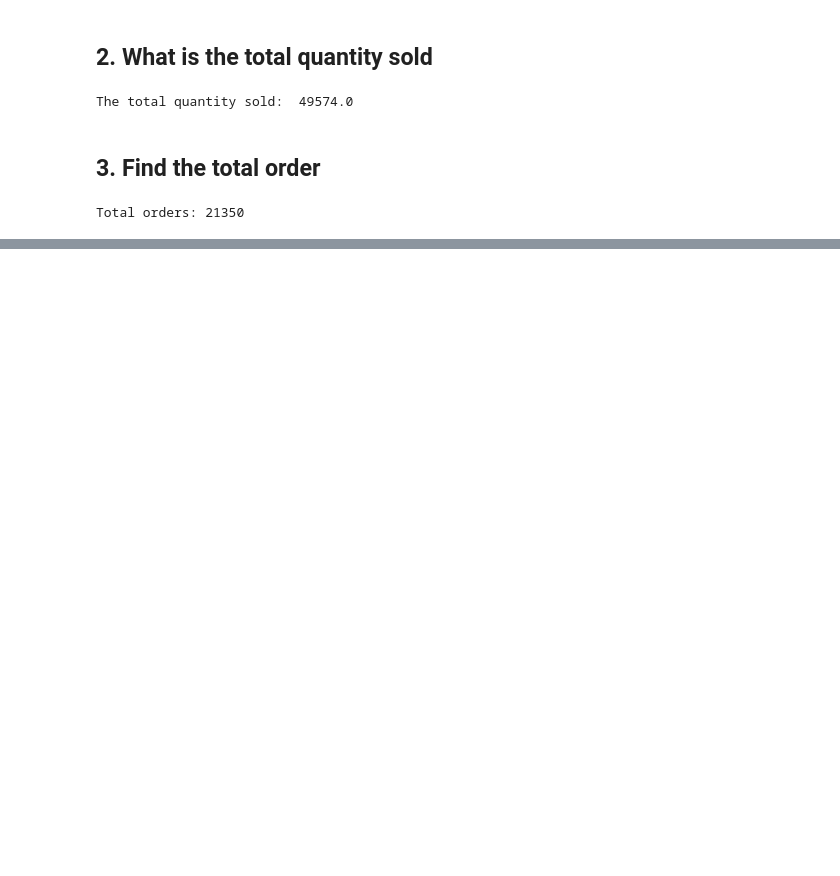
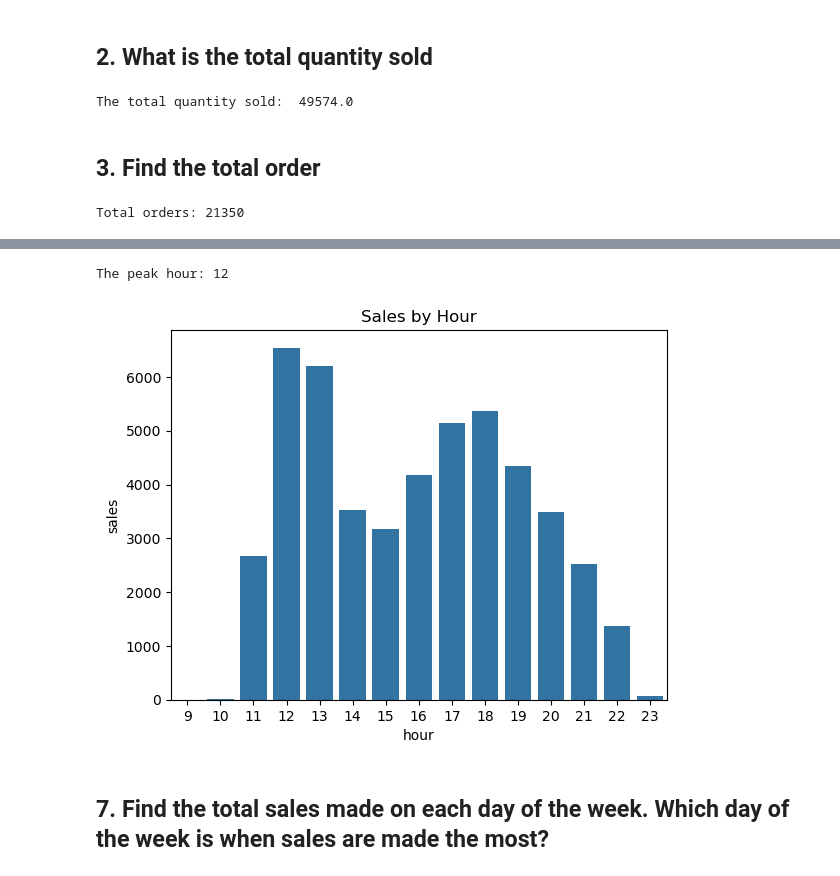
Before and after one commit to Ilumiles/Pizza_Place_Sales, a Jupyter notebook: Pizza_solution.ipynb, the cells around one changed output, grey strips where cells are left out. Cells and saved outputs as stored; diff of their text form; code cells hidden in the pictures; blank space fills up the shorter version.

```diff
--- a/Pizza_solution.ipynb
+++ b/Pizza_solution.ipynb
@@ -196,7 +198,8 @@ df.sample(5)
 ### 1.What is the total revenue/sales?
 # %%
 # the summation and total of price
+df["revenue"] = df["quantity"] * df["price"]
+total_revenue = df["revenue"].sum()
 
-total_revenue = df["price"].sum()
 print("The total reveue/sales is $", total_revenue)
 # %% [output]
@@ -217,0 +246,10 @@ Total orders: 21350
+# %%
+df["hour"] = pd.to_datetime(df["time"], format="%H:%M:%S").dt.hour
+
+hourly_sales = df.groupby("hour").size().reset_index(name="sales")
+
+hourly_sales = hourly_sales.sort_values("sales", ascending=False)
+
+hourly_sales = hourly_sales.reset_index(drop=True)
+
+hourly_sales.head()
@@ -217,0 +263,15 @@ Total orders: 21350
+# %%
+#highest ordering time
+
+peak_hour = hourly_sales.loc[hourly_sales["sales"].idxmax(), "hour"] #finds the row index where sales is highest and retirieve the corresponding hour
+print("The peak hour:", peak_hour)
+# %% [output]
+The peak hour: 12
+# %%
+sns.barplot(data=hourly_sales, x="hour", y="sales")
+plt.title("Sales by Hour")
+plt.show()
+# %% [output]
+[figure, added]
+# %% [markdown]
+## 7.	Find the total sales made on each day of the week. Which day of the week is when sales are made the most?
```
Also changed, not shown: parts of 18 cells of this notebook.
